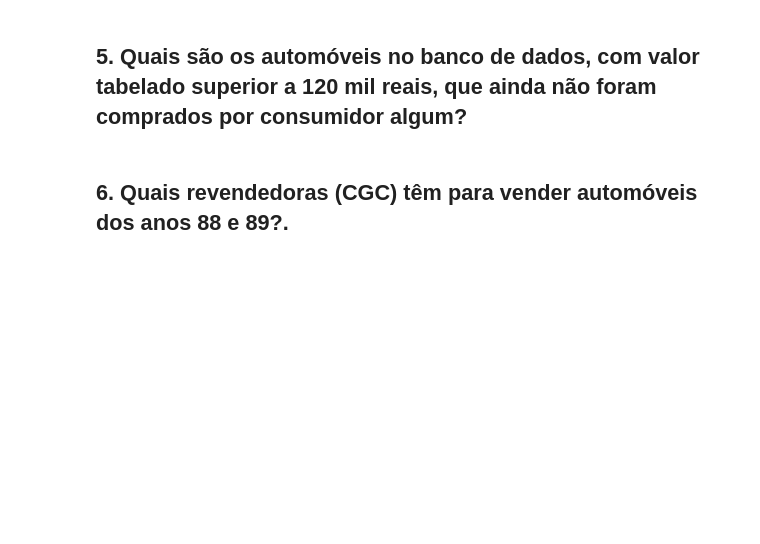
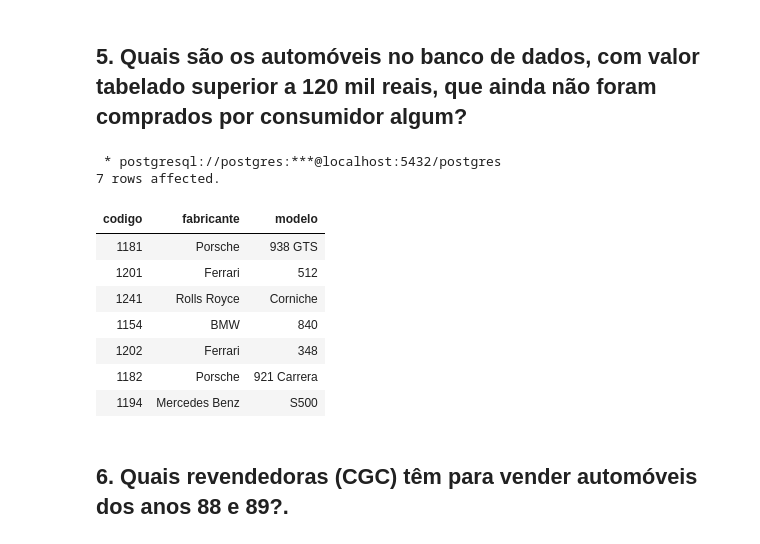
Before and after one commit to PajeSystems/PUC.MVP, a Jupyter notebook: Exercicio_Boaz_BD_Aula1.ipynb, the cells around one changed output. Cells and saved outputs as stored; diff of their text form; code cells hidden in the pictures; blank space fills up the shorter version.

```diff
--- a/Exercicio_Boaz_BD_Aula1.ipynb
+++ b/Exercicio_Boaz_BD_Aula1.ipynb
@@ -189,2 +255,21 @@ UsageError: %%sql is a cell magic, but the cell body is empty. Did you mean the
+# %%
+%%sql
+
+SELECT Codigo, Fabricante, Modelo
+FROM Automoveis
+WHERE Preco_tabela > 120000
+AND (Codigo, Ano) NOT IN
+(SELECT Codigo, Ano FROM Negocios)
+# %% [output]
+ * postgresql://postgres:***@localhost:5432/postgres
+7 rows affected.
+| codigo | fabricante | modelo |
+| 1181 | Porsche | 938 GTS |
+| 1201 | Ferrari | 512 |
+| 1241 | Rolls Royce | Corniche |
+| 1154 | BMW | 840 |
+| 1202 | Ferrari | 348 |
+| 1182 | Porsche | 921 Carrera |
+| 1194 | Mercedes Benz | S500 |
 # %% [markdown]
 ## 6. Quais revendedoras (CGC) têm para vender automóveis dos anos 88 e 89?.
```
Also changed, not shown: parts of 18 cells of this notebook.
